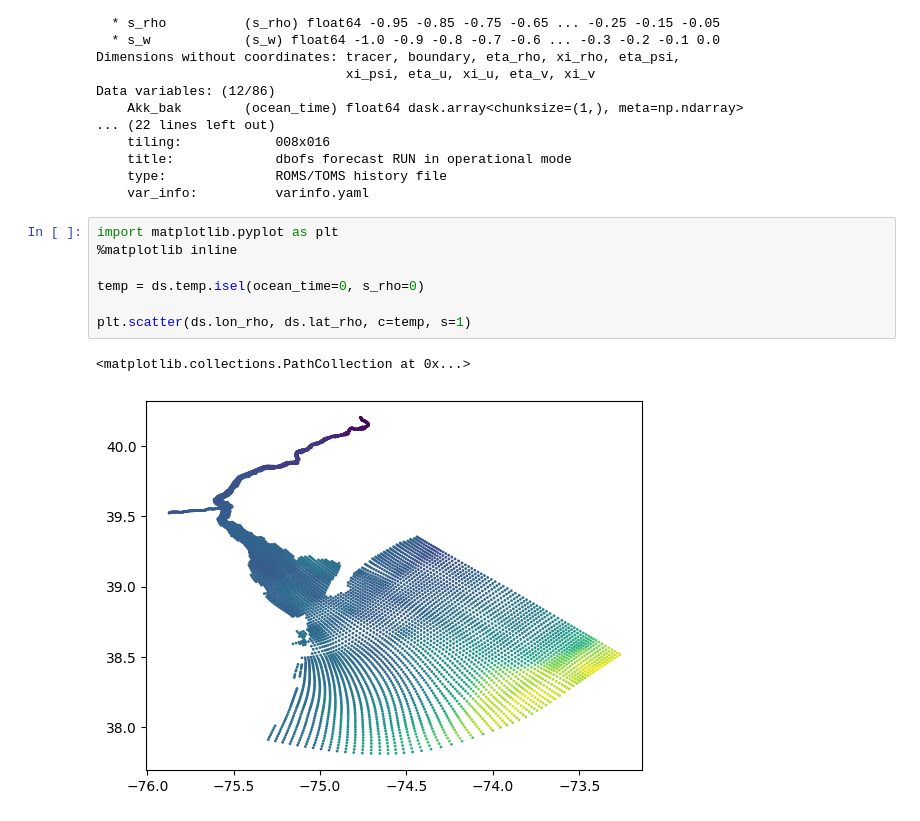
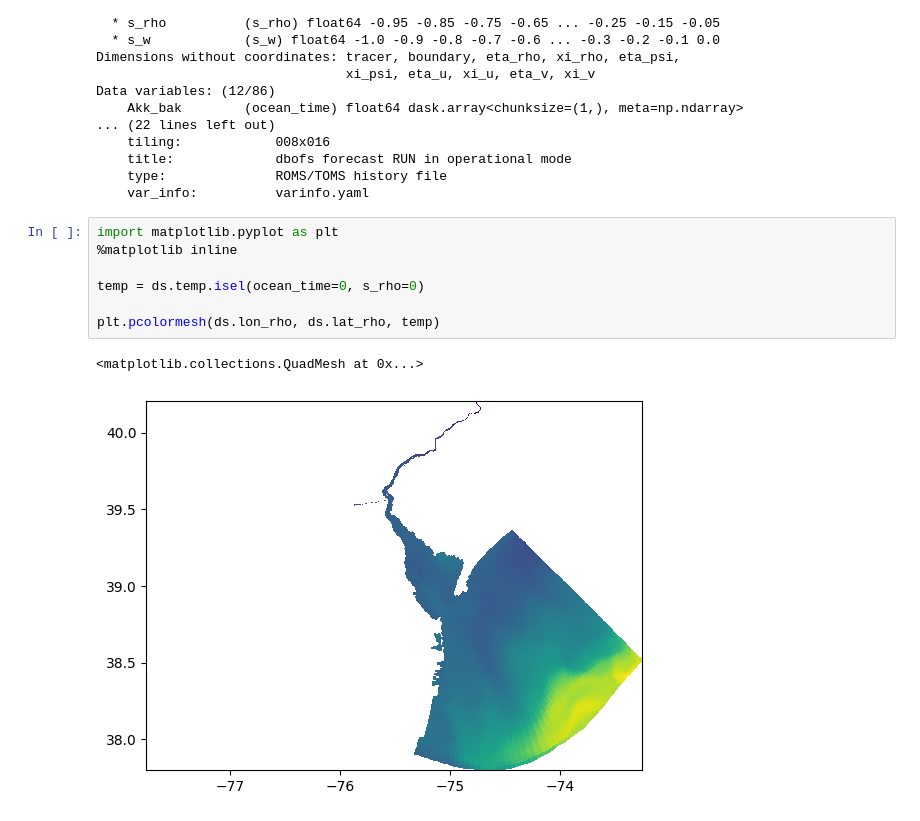
Before and after one commit to mpiannucci/ocean-notebooks, a Jupyter notebook: dbofs_best_remote.ipynb, the cells around one changed output. Drawn from its saved outputs; the diff is of its cells as text.

Commit message:
pcolormesh plotting example

```diff
--- a/dbofs_best_remote.ipynb
+++ b/dbofs_best_remote.ipynb
@@ -31,10 +31,10 @@ Data variables: (12/86)
 # %%
 import matplotlib.pyplot as plt
 %matplotlib inline
 
 temp = ds.temp.isel(ocean_time=0, s_rho=0)
 
-plt.scatter(ds.lon_rho, ds.lat_rho, c=temp, s=1)
+plt.pcolormesh(ds.lon_rho, ds.lat_rho, temp)
 # %% [output]
-<matplotlib.collections.PathCollection at 0x...>
+<matplotlib.collections.QuadMesh at 0x...>
-[figure, old version]
+[figure, new version]
```
